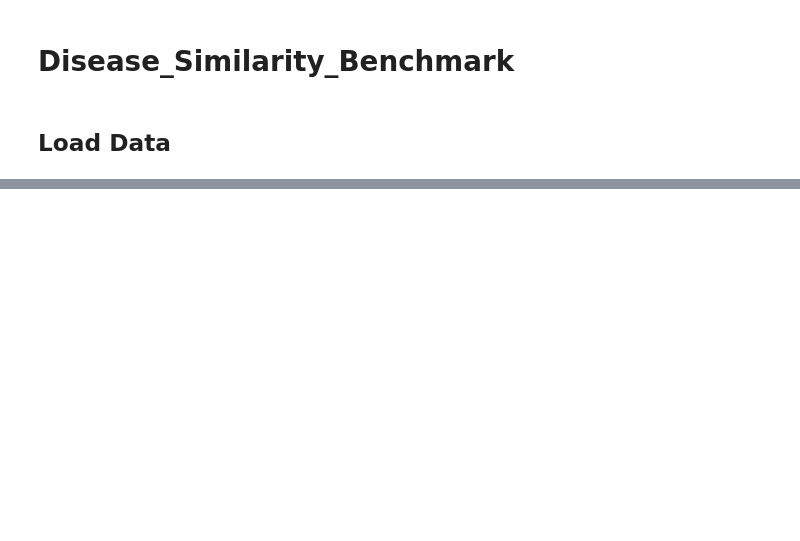
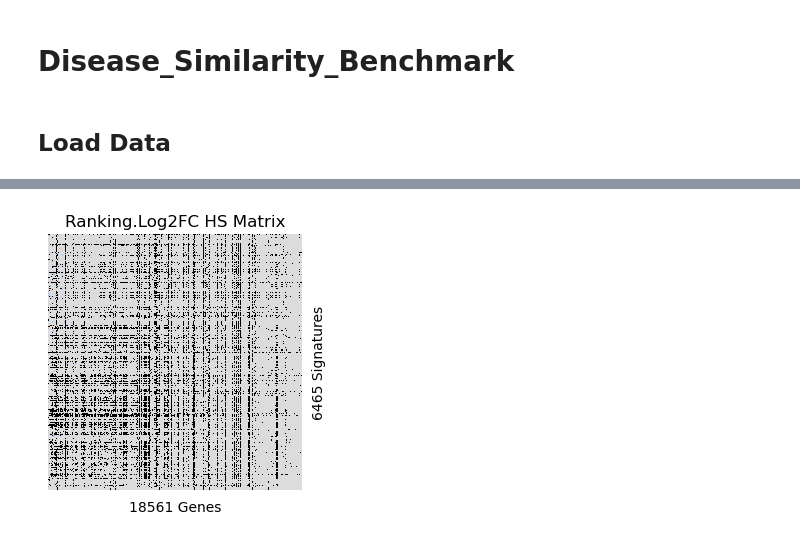
Before and after one commit to 00dylan00/Disease-Signatures, a Jupyter notebook: documentation/DiSignAtlas.Disease_Similarity_Benchmark.ipynb, the cells around one changed output, grey strips where cells are left out. Cells and saved outputs as stored; diff of their text form; code cells hidden in the pictures; blank space fills up the shorter version.

```diff
--- a/documentation/DiSignAtlas.Disease_Similarity_Benchmark.ipynb
+++ b/documentation/DiSignAtlas.Disease_Similarity_Benchmark.ipynb
@@ -371,0 +800,2 @@ data_matrix_low_sp[nan_mask] = d_default_value.get(metric_evaluated)
+# %%
+metric_evaluated = "iLINCS" if metric_evaluated == "iLINCS.100" else metric_evaluated
@@ -1350,0 +877,85 @@ for disease in diseases_high_counts:
+# %%
+import seaborn as sns
+import matplotlib.pyplot as plt
+
+plt.figure(figsize=(4, 4))
+
+
+# Set the color palette
+cmap = sns.color_palette("coolwarm", as_cmap=True)
+if metric_evaluated == "Ranking.AdjPValue":
+    cmap = sns.color_palette("Reds", as_cmap=True)
+
+
+cmap.set_bad(color="black")
+
+if metric_evaluated == "AdjPValue":
+    min_val = 0
+    max_val = 1
+    cluster = True
+elif metric_evaluated == "Log2FC":
+    min_val = -3
+    max_val = 3
+    cluster = True
+elif metric_evaluated.startswith("iLINCS"):
+    min_val = -10
+    max_val = 10
+    cluster = False
+elif metric_evaluated == "Ranking.AdjPValue":
+    min_val = 0
+    max_val = 200
+    cluster = False
+
+elif metric_evaluated == "Ranking.Log2FC":
+    min_val = -200
+    max_val = 200
+    cluster = False
+
+
+# subset data matrix
+
+rows = np.random.choice(data_matrix.shape[0], 3000, replace=False)
+cols = np.random.choice(data_matrix.shape[1], 3000, replace=False)
+
+# Plot the clustermap without dendrograms and color bar
+cg = sns.clustermap(
+    data_matrix[rows][:, cols],
+    cmap=cmap,
+    mask=nan_mask[rows][:, cols],
+    row_cluster=True,
+    col_cluster=True,
+    # dendrogram_ratio=(0.1, 0.1),  # Very small dendrogram size
+    figsize=(4, 4),  # Control the size of the clustermap here
+    cbar_pos=None,
+    vmin=min_val,
+    vmax=max_val,
+)  # No color bar
+
+# Suppress dendrograms
+cg.ax_row_dendrogram.set_visible(False)  # suppress row dendrogram
+cg.ax_col_dendrogram.set_visible(False)  # suppress column dendrogram
+
+# Remove x and y labels
+cg.ax_heatmap.set_xticklabels([])
+cg.ax_heatmap.set_yticklabels([])
+
+# Set axis labels
+cg.ax_heatmap.set_xlabel(f"{len(most_common_gene_ids)} Genes")  # Set x-axis label
+cg.ax_heatmap.set_ylabel(f"{len(dsaids_matrix)} Signatures")  # Set y-axis label
+
+cg.ax_heatmap.tick_params(axis="both", which="both", length=0)  # Remove tick lines
+
+plt.title(f"{metric_evaluated} {sparsity} Matrix")
+
+plt.savefig(
+    os.path.join(
+        "..",
+        "results",
+        "figures",
+        "DiSignAtlas",
+        f"cluster_map.{sparsity}.{metric_evaluated}.png",
+    ),
+    dpi=300,
+    bbox_inches="tight",
+)
+# %% [output]
@@ -1350,0 +963 @@ for disease in diseases_high_counts:
+[figure, added]
```
Also changed, not shown: parts of 111 cells of this notebook.
